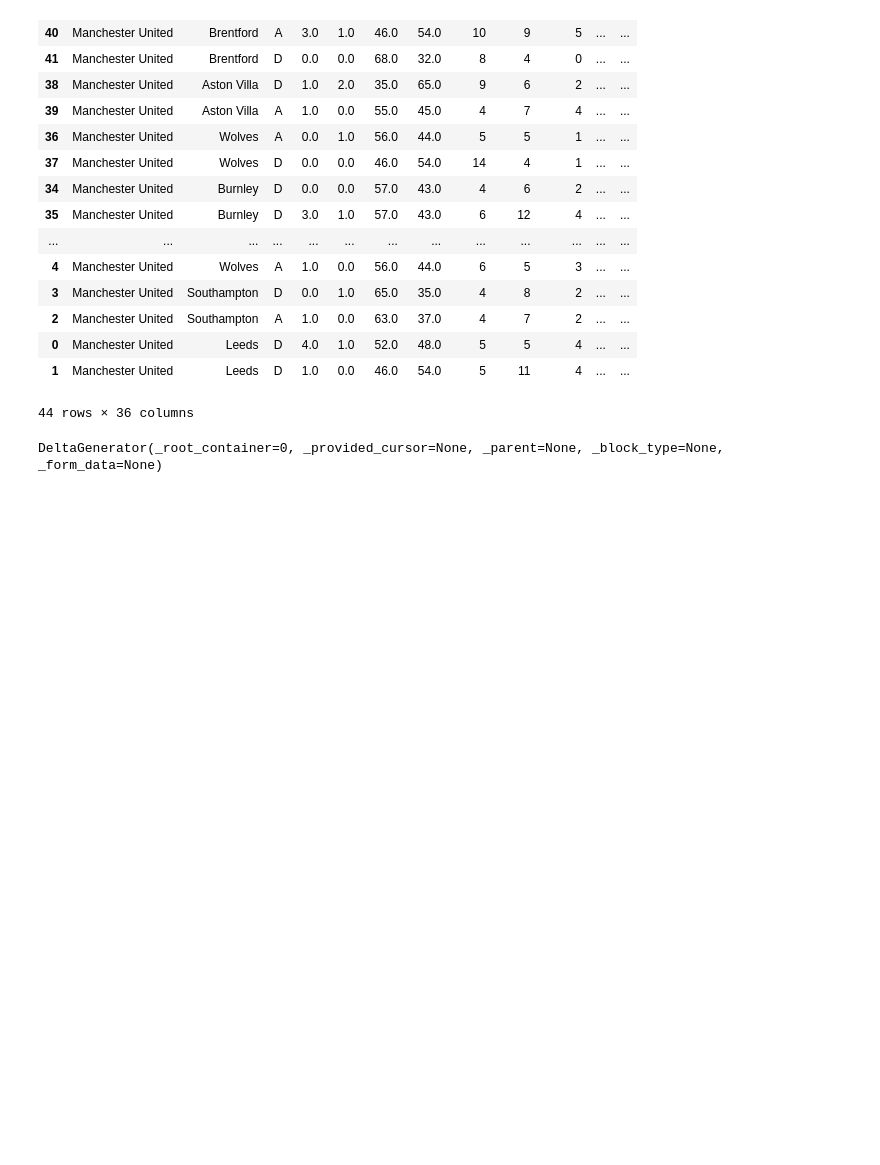
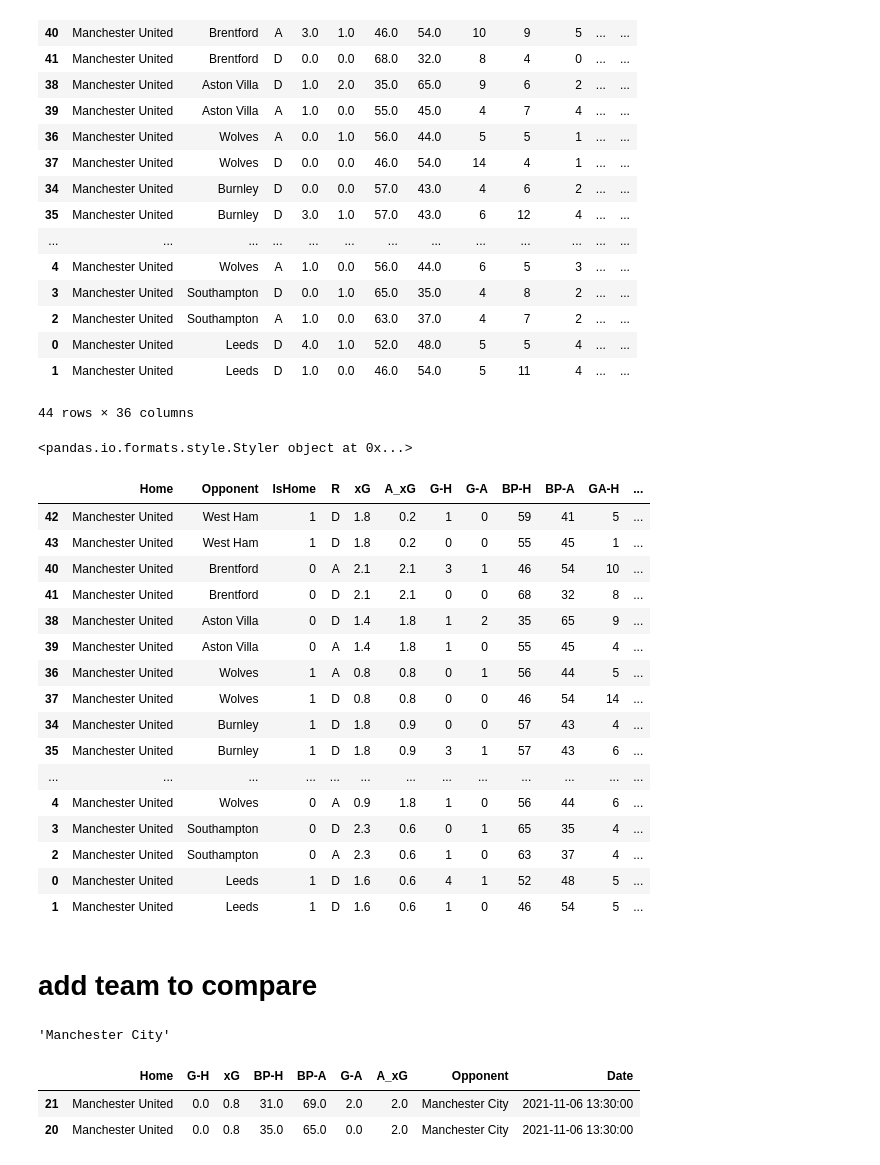
Before and after one commit to mgebele/football_stats, a Jupyter notebook: football_live.ipynb, the cells around one changed output. Drawn from its saved outputs; the diff is of its cells as text; code cells hidden in the pictures; blank space fills up the shorter version.

Commit message:
first comparison to other team

```diff
--- a/football_live.ipynb
+++ b/football_live.ipynb
@@ -614,7 +615,6 @@ figScatter.update_layout(
 
 # %%
 # %%
-
 figScatter1 = px.scatter(
     df4CompleteGraph,  # .query(f'Date.between{end_date}'),
     x='BP-H',
@@ -640,7 +640,6 @@ figScatter1.update_layout(
         title="Goal difference"
     )
 )
-
 
 naming1x2 = {"W": "Win", "D": "Draw", "L": "Loss"}
 df4CompleteGraph['Halftime result'] = df4CompleteGraph['1x2'].replace(
@@ -762,10 +761,47 @@ col1.plotly_chart(figHist2)
 #     C_WPercText, N_WPercText, BP_WPercText))
 
 # show df
-st.dataframe(df4Complete_show.style.format({'xG': '{:.1f}', 'A_xG': '{:.1f}', 'SoG-H': '{:.0f}',
+print(df4Complete_show.style.format({'xG': '{:.1f}', 'A_xG': '{:.1f}', 'SoG-H': '{:.0f}',
                                             'G-H': '{:.0f}', 'G-A': '{:.0f}', 'BP-H': '{:.0f}',
                                             'BP-A': '{:.0f}', 'GA-H': '{:.0f}', 'GA-A': '{:.0f}',
                                             'xPTS': '{:.1f}', 'A_xPTS': '{:.1f}', 'SoG-A': '{:.0f}',
                                             }))
 # %% [output]
-DeltaGenerator(_root_container=0, _provided_cursor=None, _parent=None, _block_type=None, _form_data=None)
+<pandas.io.formats.style.Styler object at 0x...>
+# %%
+df4Complete_show.style.format({'xG': '{:.1f}', 'A_xG': '{:.1f}', 'SoG-H': '{:.0f}',
+                                            'G-H': '{:.0f}', 'G-A': '{:.0f}', 'BP-H': '{:.0f}',
+                                            'BP-A': '{:.0f}', 'GA-H': '{:.0f}', 'GA-A': '{:.0f}',
+                                            'xPTS': '{:.1f}', 'A_xPTS': '{:.1f}', 'SoG-A': '{:.0f}',
+                                            })
+# %% [output]
+|  | Home | Opponent | IsHome | R | xG | A_xG | G-H | G-A | BP-H | BP-A | GA-H | ... |
+| 42 | Manchester United | West Ham | 1 | D | 1.8 | 0.2 | 1 | 0 | 59 | 41 | 5 | ... |
+| 43 | Manchester United | West Ham | 1 | D | 1.8 | 0.2 | 0 | 0 | 55 | 45 | 1 | ... |
+| 40 | Manchester United | Brentford | 0 | A | 2.1 | 2.1 | 3 | 1 | 46 | 54 | 10 | ... |
+| 41 | Manchester United | Brentford | 0 | D | 2.1 | 2.1 | 0 | 0 | 68 | 32 | 8 | ... |
+| 38 | Manchester United | Aston Villa | 0 | D | 1.4 | 1.8 | 1 | 2 | 35 | 65 | 9 | ... |
+| 39 | Manchester United | Aston Villa | 0 | A | 1.4 | 1.8 | 1 | 0 | 55 | 45 | 4 | ... |
+| 36 | Manchester United | Wolves | 1 | A | 0.8 | 0.8 | 0 | 1 | 56 | 44 | 5 | ... |
+| 37 | Manchester United | Wolves | 1 | D | 0.8 | 0.8 | 0 | 0 | 46 | 54 | 14 | ... |
+| 34 | Manchester United | Burnley | 1 | D | 1.8 | 0.9 | 0 | 0 | 57 | 43 | 4 | ... |
+| 35 | Manchester United | Burnley | 1 | D | 1.8 | 0.9 | 3 | 1 | 57 | 43 | 6 | ... |
+| ... | ... | ... | ... | ... | ... | ... | ... | ... | ... | ... | ... | ... |
+| 4 | Manchester United | Wolves | 0 | A | 0.9 | 1.8 | 1 | 0 | 56 | 44 | 6 | ... |
+| 3 | Manchester United | Southampton | 0 | D | 2.3 | 0.6 | 0 | 1 | 65 | 35 | 4 | ... |
+| 2 | Manchester United | Southampton | 0 | A | 2.3 | 0.6 | 1 | 0 | 63 | 37 | 4 | ... |
+| 0 | Manchester United | Leeds | 1 | D | 1.6 | 0.6 | 4 | 1 | 52 | 48 | 5 | ... |
+| 1 | Manchester United | Leeds | 1 | D | 1.6 | 0.6 | 1 | 0 | 46 | 54 | 5 | ... |
+# %% [markdown]
+# add team to compare
+# %%
+# also add last season matches? (if they are not longer than 12 months ago?)
+compare_team
+# %% [output]
+'Manchester City'
+# %%
+df4Complete_show[(df4Complete_show["Opponent"]==compare_team)][['Home', 'G-H', 'xG', "BP-H", "BP-A", 'G-A', 'A_xG',  'Opponent',"Date",]]
+# %% [output]
+|  | Home | G-H | xG | BP-H | BP-A | G-A | A_xG | Opponent | Date |
+| 21 | Manchester United | 0.0 | 0.8 | 31.0 | 69.0 | 2.0 | 2.0 | Manchester City | 2021-11-06 13:30:00 |
+| 20 | Manchester United | 0.0 | 0.8 | 35.0 | 65.0 | 0.0 | 2.0 | Manchester City | 2021-11-06 13:30:00 |
```
Also changed, not shown: parts of 4 cells of this notebook.
